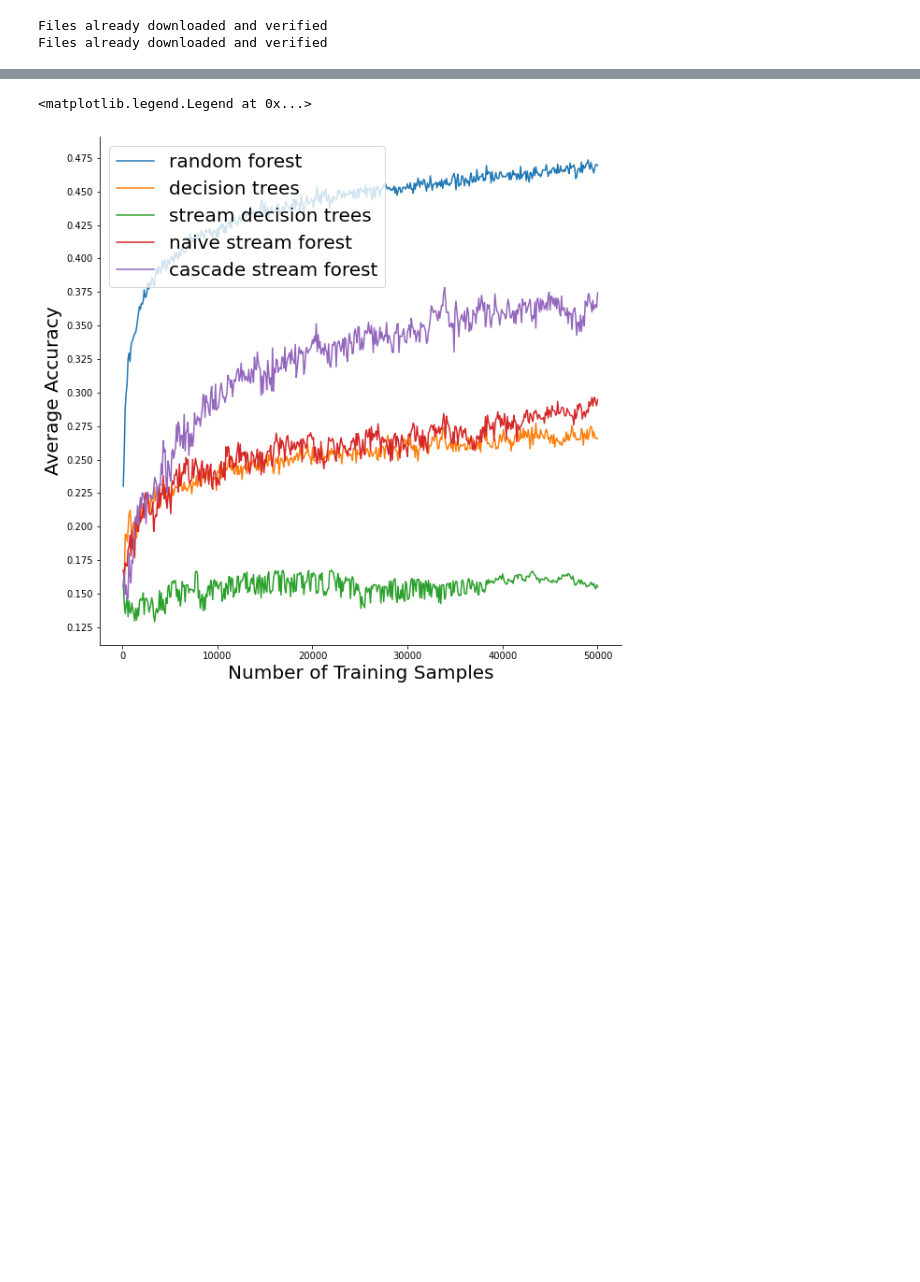
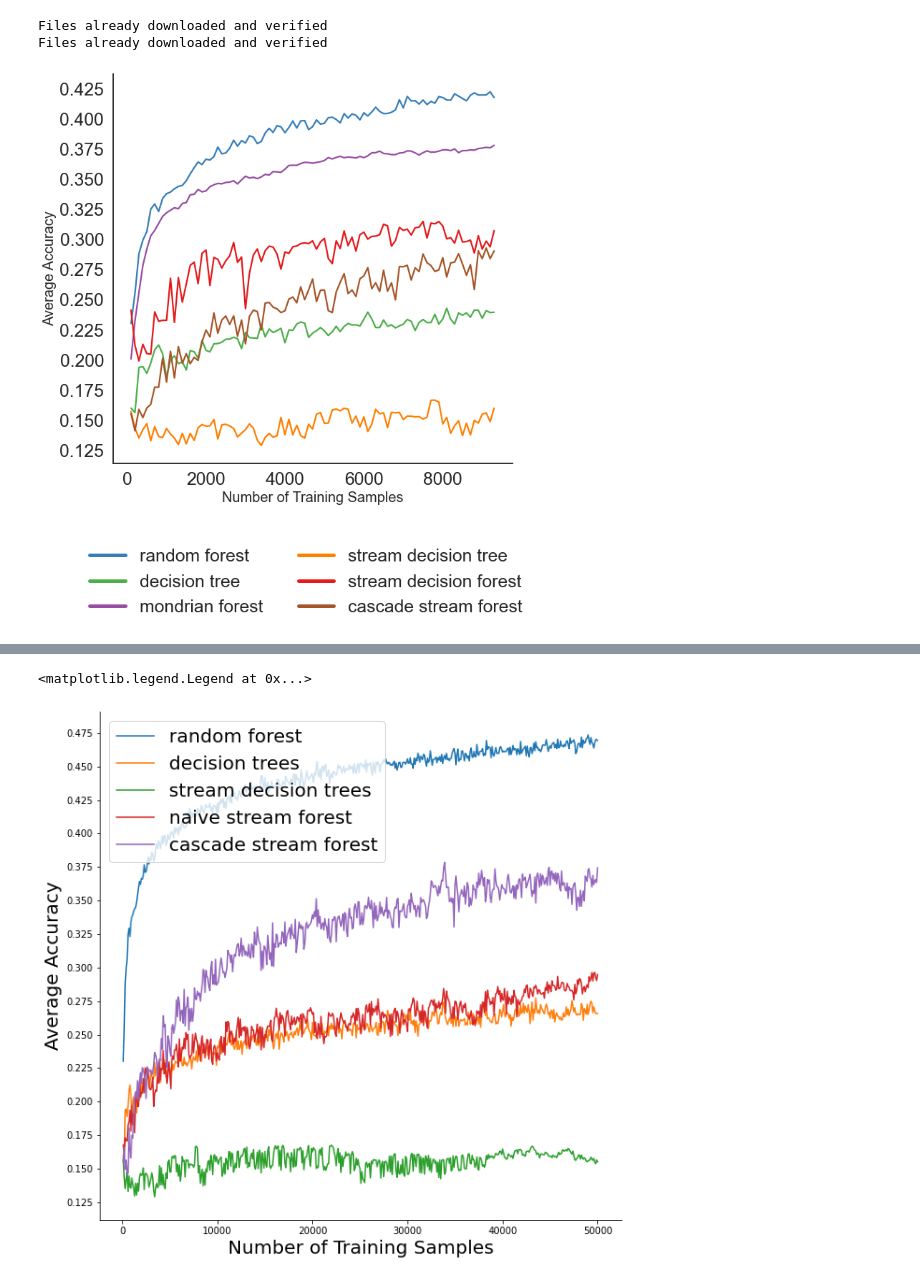
Before and after one commit to neurodata/SDTF, a Jupyter notebook: benchmarks/CIFAR-10.ipynb, the cells around one changed output, grey strips where cells are left out. Cells and saved outputs as stored; diff of their text form; code cells hidden in the pictures; blank space fills up the shorter version.

```diff
--- a/benchmarks/CIFAR-10.ipynb
+++ b/benchmarks/CIFAR-10.ipynb
@@ -121,3 +119,6 @@ with open("cifar_results.txt", "wb") as f:
 # %%
 with open("cifar_results.txt", "rb") as f:
     results = pickle.load(f)
+# %%
+with open("skgarden_cifar_results.txt", "rb") as f:
+    mon = pickle.load(f)
@@ -124,2 +140,40 @@ with open("cifar_results.txt", "rb") as f:
 # %%
-means = np.mean(results, axis=0)
+# means = np.mean(results, axis=0)
+means=results
+# %%
+import seaborn as sns
+
+# Define color palette
+sns.set(color_codes=True, style="white", context="talk", font_scale=1.5)
+PALETTE = sns.color_palette("Set1")
+sns.set_palette(PALETTE[1:5] + PALETTE[6:], n_colors=9)
+# %%
+import matplotlib.pyplot as plt
+
+%matplotlib inline
+
+# n_train = range(100, 50100, 100)
+n_train = range(100, 9400, 100)
+
+fig, ax = plt.subplots(figsize=(10, 10))
+ax.set_xlabel("Number of Training Samples", fontsize=20)
+ax.set_ylabel("Average Accuracy", fontsize=20)
+ax.spines["right"].set_visible(False)
+ax.spines["top"].set_visible(False)
+ax.set_yticks(np.arange(0.1, 0.5, step=0.025))
+
+plt.plot(n_train, means[0][:93], label="random forest")
+plt.plot(n_train, means[1][:93], label="decision tree")
+plt.plot(n_train, mon, label="mondrian forest")
+plt.plot(n_train, means[2][:93], label="stream decision tree")
+plt.plot(n_train, means[3][:93], label="stream decision forest", color="#e41a1c")
+plt.plot(n_train, means[4][:93], label="cascade stream forest")
+# plt.plot(n_train, means[5], label="stream extra trees")
+# plt.plot(n_train, means[6], label="cascade stream extra trees")
+leg = plt.legend(bbox_to_anchor=(0.5, -0.01), bbox_transform=plt.gcf().transFigure,
+                     ncol=2, loc='upper center')
+leg.get_frame().set_linewidth(0.0)
+for legobj in leg.legendHandles:
+    legobj.set_linewidth(5.0)
+# %% [output]
+[figure, added]
```
Also changed, not shown: parts of 5 cells of this notebook, 10 other files.
